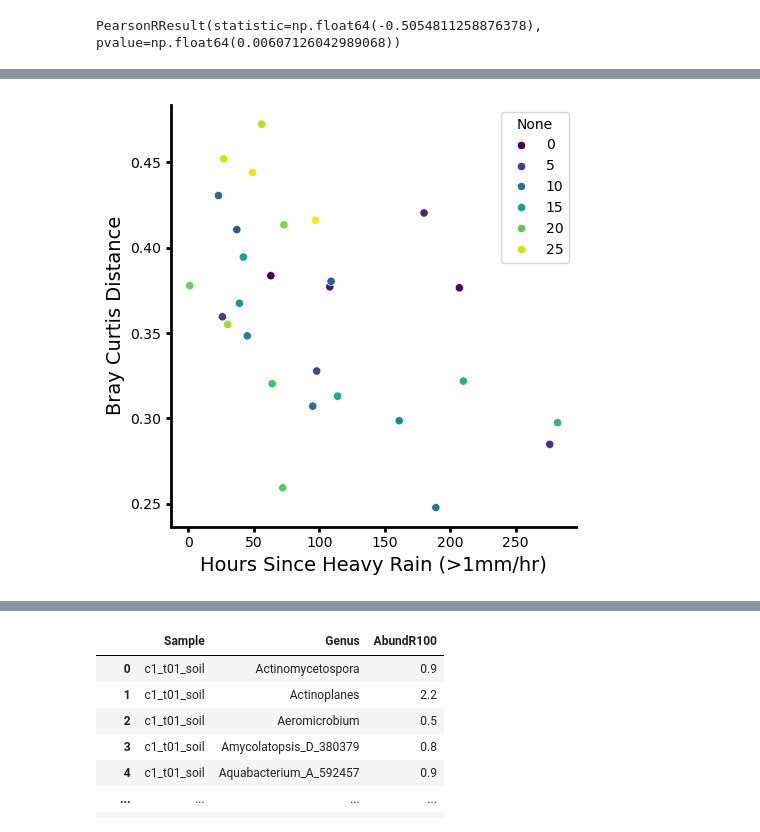
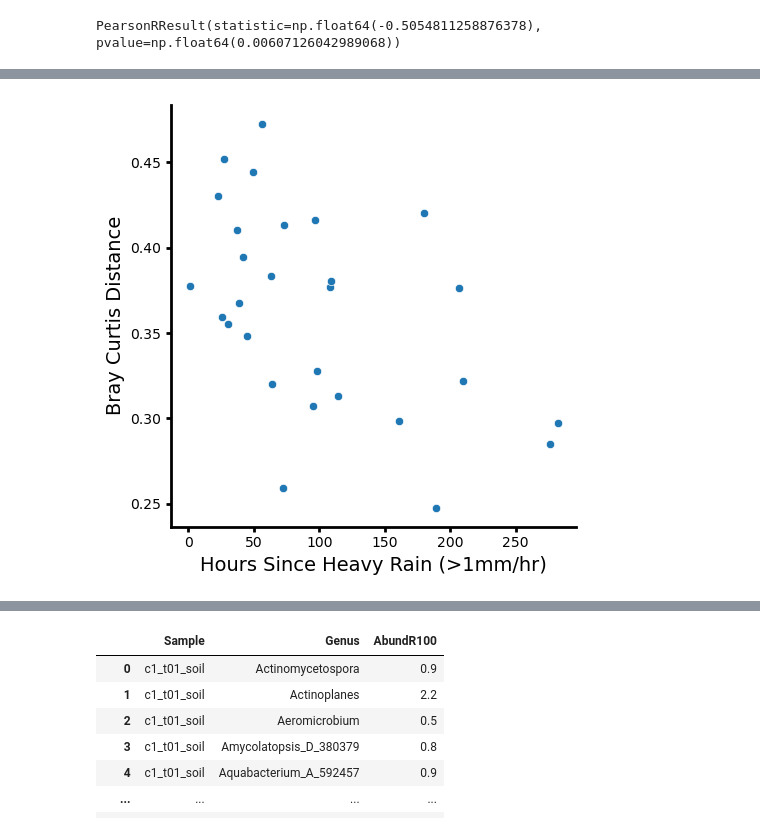
Before and after one commit to mikepassal/Outdoor_microbiome, a Jupyter notebook: Local_analysis/Analysis_post_Luke_talk/rain_homogenization_of_soil/Calculate_homogenization_score_and_see_if_rain_changes.ipynb, the cells around one changed output, grey strips where cells are left out. Drawn from its saved outputs; the diff is of its cells as text; code cells hidden in the pictures.

```diff
--- a/Local_analysis/Analysis_post_Luke_talk/rain_homogenization_of_soil/Calculate_homogenization_score_and_see_if_rain_changes.ipynb
+++ b/Local_analysis/Analysis_post_Luke_talk/rain_homogenization_of_soil/Calculate_homogenization_score_and_see_if_rain_changes.ipynb
@@ -364,7 +364,7 @@ ax = sns.scatterplot(
     data=long_plot_df,
     x=long_plot_df["Time Since Rain"].dt.total_seconds() / 3600,
     y="distance",
-    hue=long_plot_df.index,
+    # hue=long_plot_df.index,
     palette="viridis",
 )
 plt.xlabel("Hours Since Heavy Rain (>1mm/hr)", fontsize=14)
@@ -397,4 +398,4 @@ plt.tight_layout()
-[figure, old version]
+[figure, new version]
 # %%
 soil_samples.loc[soil_samples["Sample"] == "t27_soil"]
 # %% [output]
```
Also changed, not shown: parts of 2 cells of this notebook, 4 other files.
